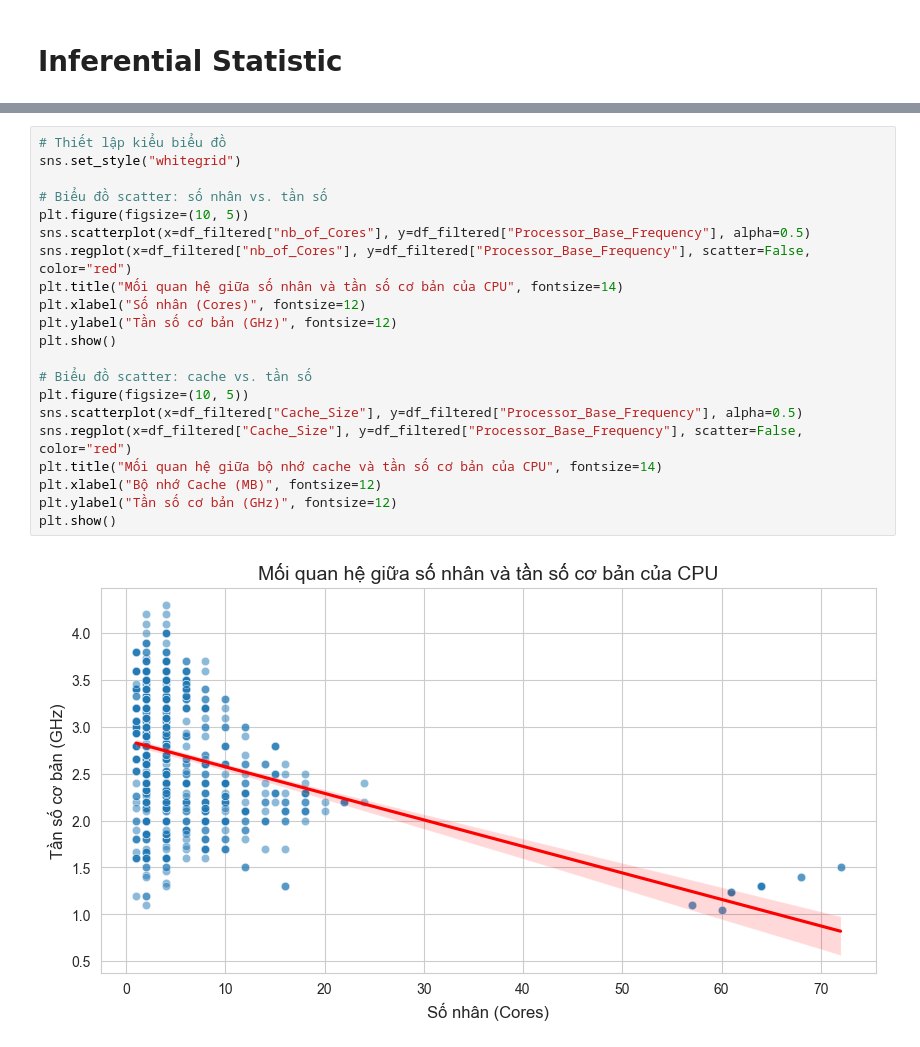
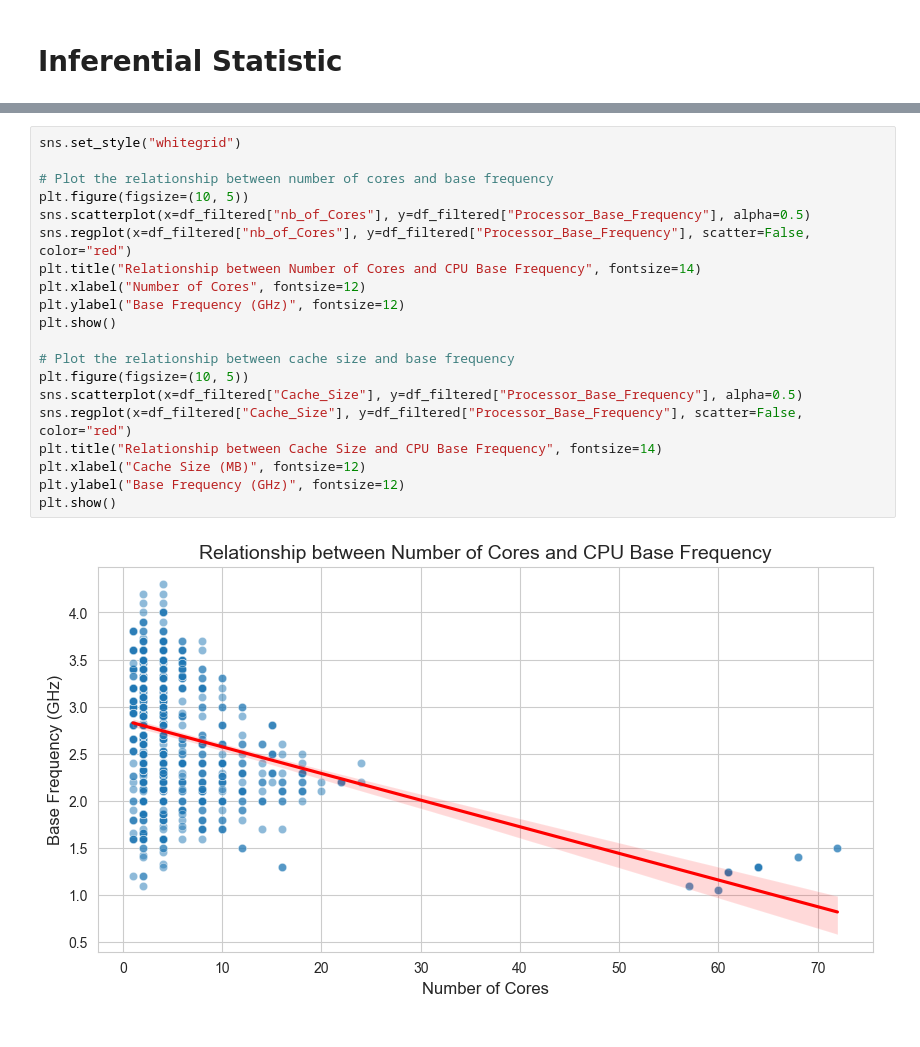
Before and after one commit to Susantoco/CPUs_Analysis, a Jupyter notebook: CPU_Analysic.ipynb, the cells around one changed output, grey strips where cells are left out. Cells and saved outputs as stored; diff of their text form.

```diff
--- a/CPU_Analysic.ipynb
+++ b/CPU_Analysic.ipynb
@@ -1006,25 +1024,24 @@ OLS Regression Results
 Notes:
 [1] Standard Errors assume that the covariance matrix of the errors is correctly specified.
 # %%
-# Thiết lập kiểu biểu đồ
 sns.set_style("whitegrid")
 
-# Biểu đồ scatter: số nhân vs. tần số
+# Plot the relationship between number of cores and base frequency
 plt.figure(figsize=(10, 5))
 sns.scatterplot(x=df_filtered["nb_of_Cores"], y=df_filtered["Processor_Base_Frequency"], alpha=0.5)
 sns.regplot(x=df_filtered["nb_of_Cores"], y=df_filtered["Processor_Base_Frequency"], scatter=False, color="red")
-plt.title("Mối quan hệ giữa số nhân và tần số cơ bản của CPU", fontsize=14)
-plt.xlabel("Số nhân (Cores)", fontsize=12)
-plt.ylabel("Tần số cơ bản (GHz)", fontsize=12)
+plt.title("Relationship between Number of Cores and CPU Base Frequency", fontsize=14)
+plt.xlabel("Number of Cores", fontsize=12)
+plt.ylabel("Base Frequency (GHz)", fontsize=12)
 plt.show()
 
-# Biểu đồ scatter: cache vs. tần số
+# Plot the relationship between cache size and base frequency
 plt.figure(figsize=(10, 5))
 sns.scatterplot(x=df_filtered["Cache_Size"], y=df_filtered["Processor_Base_Frequency"], alpha=0.5)
 sns.regplot(x=df_filtered["Cache_Size"], y=df_filtered["Processor_Base_Frequency"], scatter=False, color="red")
-plt.title("Mối quan hệ giữa bộ nhớ cache và tần số cơ bản của CPU", fontsize=14)
-plt.xlabel("Bộ nhớ Cache (MB)", fontsize=12)
-plt.ylabel("Tần số cơ bản (GHz)", fontsize=12)
+plt.title("Relationship between Cache Size and CPU Base Frequency", fontsize=14)
+plt.xlabel("Cache Size (MB)", fontsize=12)
+plt.ylabel("Base Frequency (GHz)", fontsize=12)
 plt.show()
 # %% [output]
-[figure, old version]
+[figure, new version]
```
Also changed, not shown: parts of 26 cells of this notebook.
